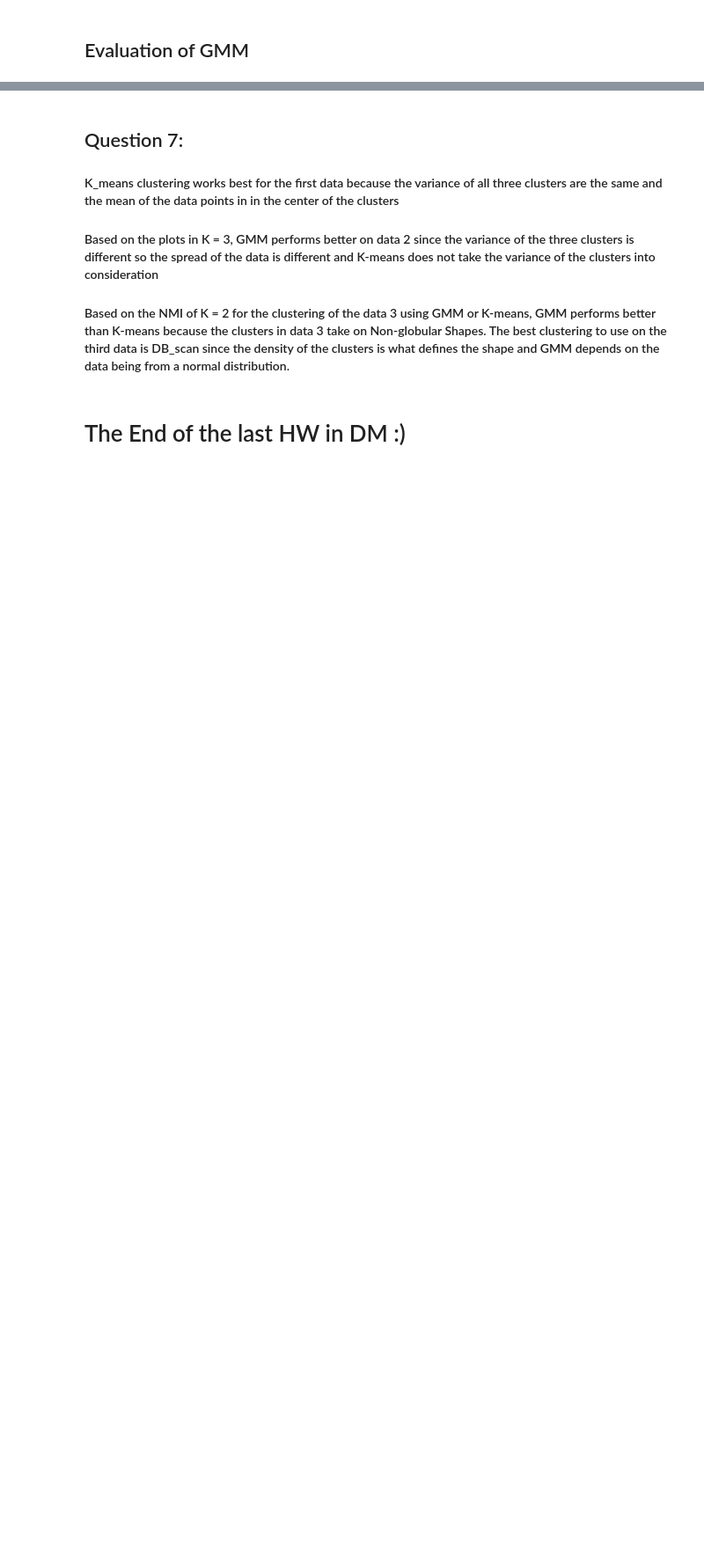
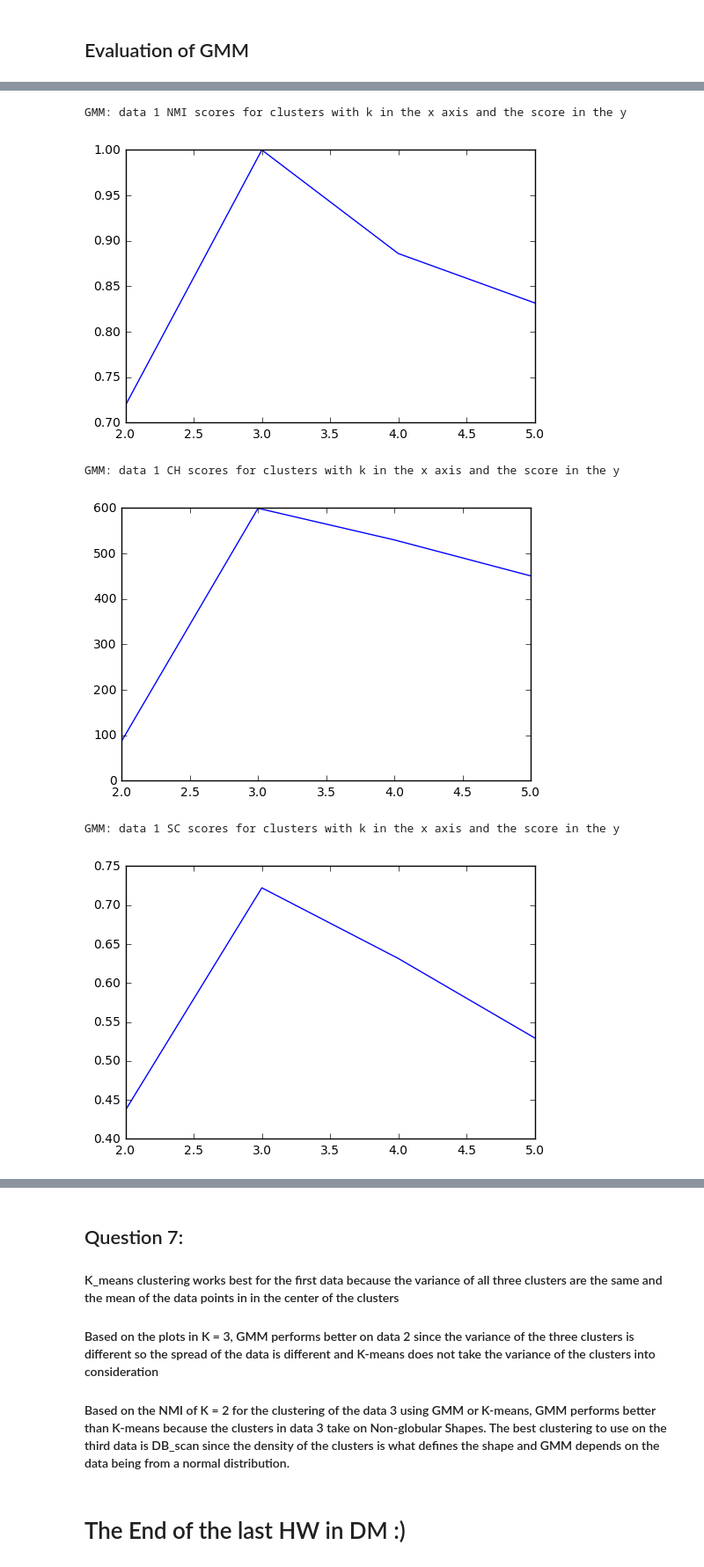
Before and after one commit to mahaalkh/CS6220_DataMining, a Jupyter notebook: Maha_Alkhairy_CS6220_HW4/HW4_MahaAlkhairy/HW4_MahaAlkhairy.ipynb, the cells around one changed output, grey strips where cells are left out. Shown at 88% size. Drawn from its saved outputs; the diff is of its cells as text; code cells hidden in the pictures; blank space fills up the shorter version.

```diff
--- a/Maha_Alkhairy_CS6220_HW4/HW4_MahaAlkhairy/HW4_MahaAlkhairy.ipynb
+++ b/Maha_Alkhairy_CS6220_HW4/HW4_MahaAlkhairy/HW4_MahaAlkhairy.ipynb
@@ -1201,14 +1313,14 @@ def get_clustering_scores_GMM(data_matrix, true_labels, GMM_results):
     return (NMI, SC, CH, log_likelihood)
 # %%
 scores_clustering_data1_GMM = [get_clustering_scores_GMM(data1_matrix, data1_labels, data1_cluster_assignments_GMM[i])
-                           for i in range(5)]
+                           for i in range(4)]
 
 print("========================= scores for data 2 =========================")
 
 scores_clustering_data2_GMM = [get_clustering_scores_GMM(data2_matrix, data2_labels, data2_cluster_assignments_GMM[i])
-                           for i in range(5)]
+                           for i in range(4)]
 
 print("========================= scores for data 3 =========================")
 
 scores_clustering_data3_GMM = [get_clustering_scores_GMM(data3_matrix, data3_labels, data3_cluster_assignments_GMM[i])
-                           for i in range(5)]
+                           for i in range(4)]
@@ -1250,56 +1380,63 @@ for NMI, SC, CH, ll in scores_clustering_data3_GMM:
 
 ####################################################
 print("GMM: data 1 NMI scores for clusters with k in the x axis and the score in the y")
-plt.plot([1, 2, 3, 4, 5], NMI_data1_GMM)
+plt.plot([2, 3, 4, 5], NMI_data1_GMM)
 plt.show()
 
 print("GMM: data 1 CH scores for clusters with k in the x axis and the score in the y")
-plt.plot([2, 3, 4, 5], CH_data1_GMM[1:])
+plt.plot([2, 3, 4, 5], CH_data1_GMM)
 plt.show()
 
 print("GMM: data 1 SC scores for clusters with k in the x axis and the score in the y")
-plt.plot([2, 3, 4, 5], SC_data1_GMM[1:])
+plt.plot([2, 3, 4, 5], SC_data1_GMM)
 plt.show()
 
 print("GMM: data 1 log likelihood scores for clusters with k in the x axis and the score in the y")
-plt.plot([1, 2, 3, 4, 5], ll_data1_GMM)
+plt.plot([2, 3, 4, 5], ll_data1_GMM)
 plt.show()
 
 
 #######################################
 
 print("data 2 NMI scores for clusters with k in the x axis and the score in the y")
-plt.plot([1, 2, 3, 4, 5], NMI_data2_GMM)
+plt.plot([2, 3, 4, 5], NMI_data2_GMM)
 plt.show()
 
 print("data 2 CH scores for clusters with k in the x axis and the score in the y")
-plt.plot([2, 3, 4, 5], CH_data2_GMM[1:])
+plt.plot([2, 3, 4, 5], CH_data2_GMM)
 plt.show()
 
 
 print("data 2 SC scores for clusters with k in the x axis and the score in the y")
-plt.plot([2, 3, 4, 5], SC_data2_GMM[1:])
+plt.plot([2, 3, 4, 5], SC_data2_GMM)
 plt.show()
 
 
 print("data 2 log likelihood scores for clusters with k in the x axis and the score in the y")
-plt.plot([1, 2, 3, 4, 5], ll_data2_GMM)
+plt.plot([2, 3, 4, 5], ll_data2_GMM)
 plt.show()
 
 
 #######################################
 print("data 3 NMI scores for clusters with k in the x axis and the score in the y")
-plt.plot([1, 2, 3, 4, 5], NMI_data3_GMM)
+plt.plot([2, 3, 4, 5], NMI_data3_GMM)
 plt.show()
 
 print("data 3 CH scores for clusters with k in the x axis and the score in the y")
-plt.plot([2, 3, 4, 5], CH_data3_GMM[1:])
+plt.plot([2, 3, 4, 5], CH_data3_GMM)
 plt.show()
 
 print("data 3 SC scores for clusters with k in the x axis and the score in the y")
-plt.plot([2, 3, 4, 5], SC_data3_GMM[1:])
+plt.plot([2, 3, 4, 5], SC_data3_GMM)
 plt.show()
 
 print("data 3 log likelihood scores for clusters with k in the x axis and the score in the y")
-plt.plot([1, 2, 3, 4, 5], ll_data3_GMM)
+plt.plot([2, 3, 4, 5], ll_data3_GMM)
 plt.show()
+# %% [output]
+GMM: data 1 NMI scores for clusters with k in the x axis and the score in the y
+[figure, added]
+GMM: data 1 CH scores for clusters with k in the x axis and the score in the y
+[figure, added]
+GMM: data 1 SC scores for clusters with k in the x axis and the score in the y
+[figure, added]
```
Also changed, not shown: parts of 9 cells of this notebook.
